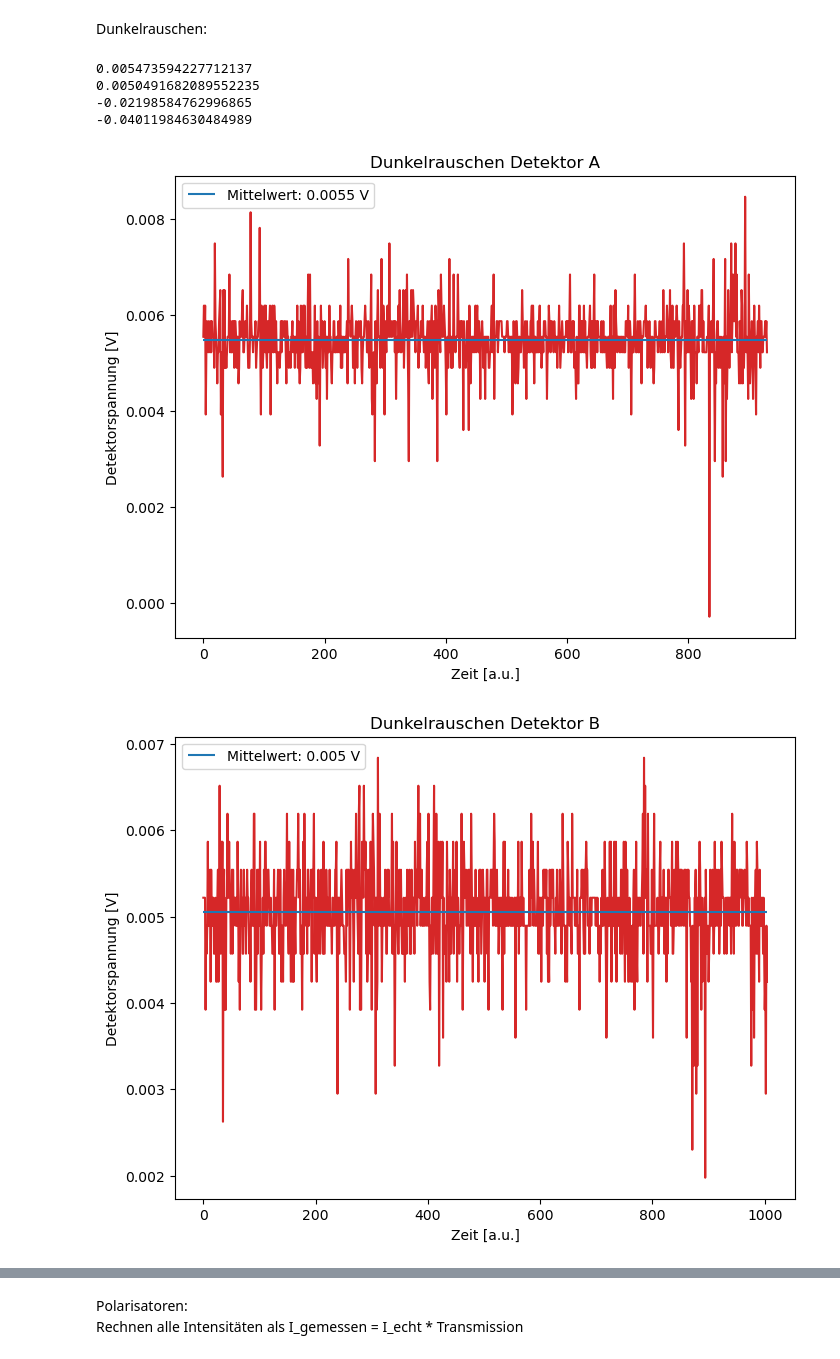
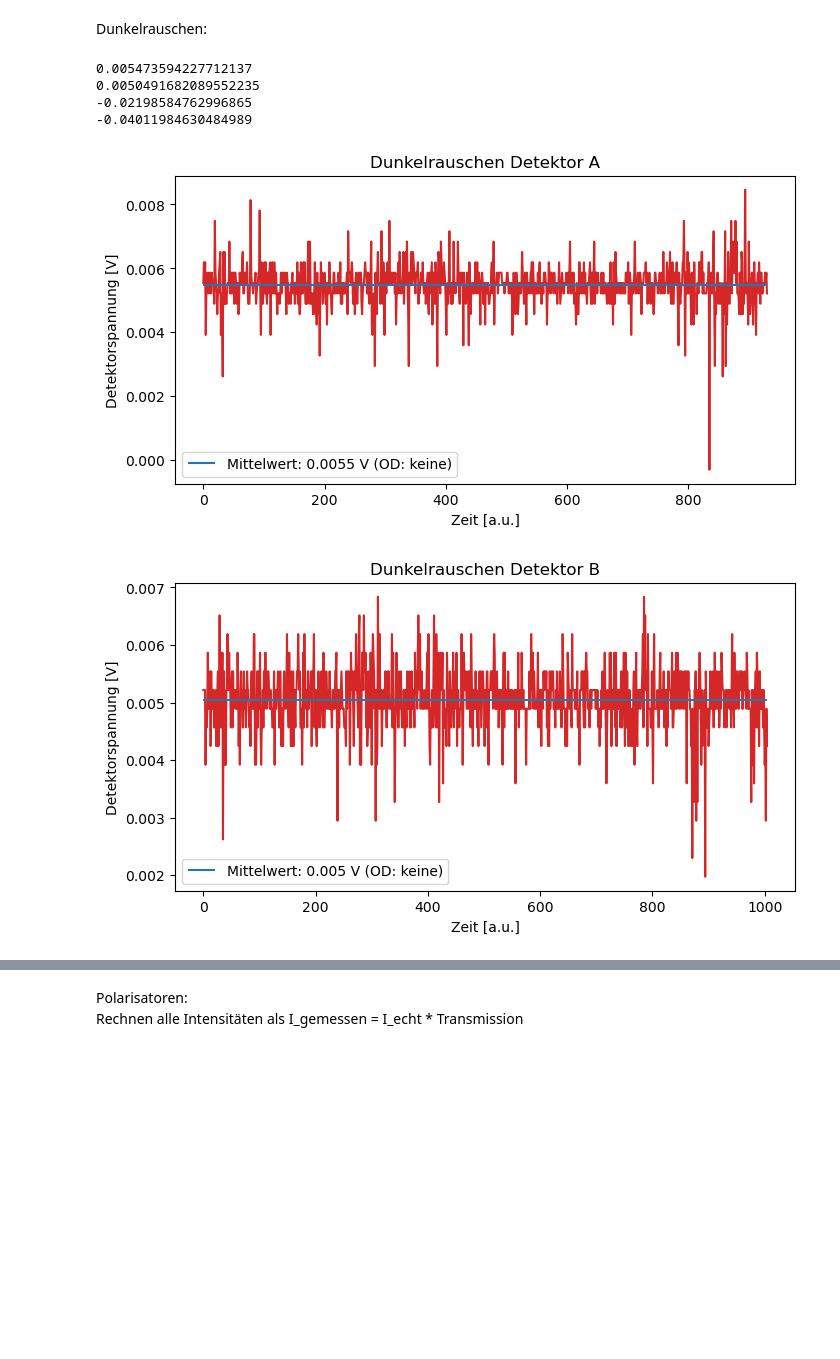
Before and after one commit to hannes-ebe/F-Prak-B, a Jupyter notebook: MOKE/polfilter.ipynb, the cells around one changed output, grey strips where cells are left out. Cells and saved outputs as stored; diff of their text form; code cells hidden in the pictures; blank space fills up the shorter version.

```diff
--- a/MOKE/polfilter.ipynb
+++ b/MOKE/polfilter.ipynb
@@ -13,28 +13,32 @@ diff = np.loadtxt('data/dunkelrauschen/diff.txt',skiprows=1).T
 quotient = np.loadtxt('data/dunkelrauschen/quotient.txt',skiprows=1).T
 # %%
 def dunkelrauschen(data,title,quotient=False):
-    plt.figure(figsize=(8,6))
+    plt.figure(figsize=(8,4))
     plt.plot(data[0],data[1],color='tab:red')
     mean = np.mean(data[1])
     print(mean)
     plt.title(title)
     plt.xlabel('Zeit [a.u.]')
     if quotient:
         plt.ylabel('Quotient')
-        plt.hlines(mean,xmin=data[0][0],xmax=data[0][-1],color='tab:blue',label=f'Mittelwert: {round(mean,4)}')
+        plt.hlines(mean,xmin=data[0][0],xmax=data[0][-1],color='tab:blue',label=f'Mittelwert: {round(mean,4)} (OD: keine)')
     else:
         plt.ylabel('Detektorspannung [V]')
-        plt.hlines(mean,xmin=data[0][0],xmax=data[0][-1],color='tab:blue',label=f'Mittelwert: {round(mean,4)} V')
+        plt.hlines(mean,xmin=data[0][0],xmax=data[0][-1],color='tab:blue',label=f'Mittelwert: {round(mean,4)} V (OD: keine)')
     plt.legend()
 
 dunkelrauschen(ch1,'Dunkelrauschen Detektor A')
+plt.savefig('optiken/dunkelrauschen_A.pdf')
 dunkelrauschen(ch2,'Dunkelrauschen Detektor B')
+plt.savefig('optiken/dunkelrauschen_B.pdf')
 dunkelrauschen(diff,'Dunkelrauschen $(B-A)\cdot 50$')
+plt.savefig('optiken/dunkelrauschen_diff.pdf')
 dunkelrauschen(quotient,r'Dunkelrauschen $\frac{B-A}{A+B}$',quotient=True)
+plt.savefig('optiken/dunkelrauschen_quotient.pdf')
 # %% [output]
 0.005473594227712137
 0.0050491682089552235
 -0.02198584762996865
 -0.04011984630484989
-[figure, old version]
+[figure, new version]
-[figure, old version]
+[figure, new version]
```
Also changed, not shown: parts of 2 cells of this notebook.
